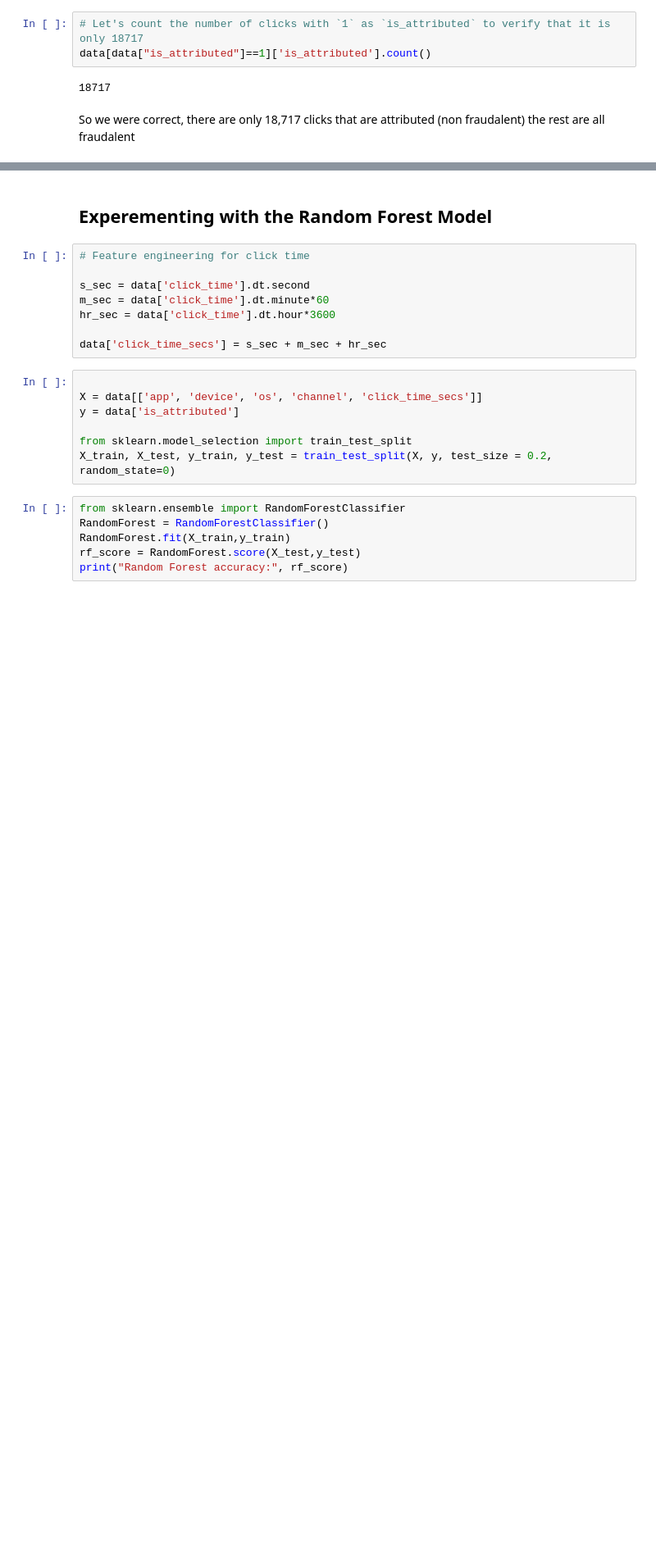
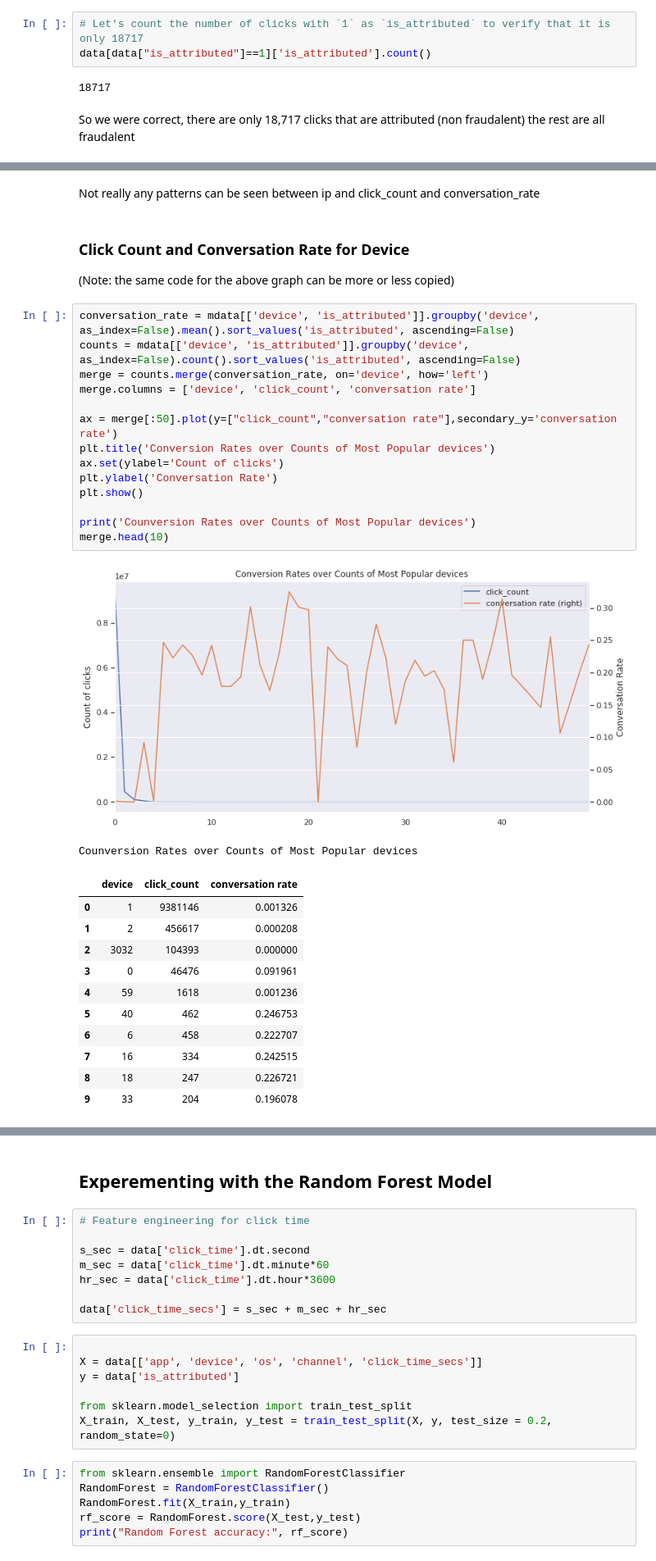
Before and after one commit to catherinelee274/fraud_detection, a Jupyter notebook: eda.ipynb, the cells around one changed output, grey strips where cells are left out. Shown at 82% size. Cells and saved outputs as stored; diff of their text form; blank space fills up the shorter version.

```diff
--- a/eda.ipynb
+++ b/eda.ipynb
@@ -110,0 +175,33 @@ Let's try to see patterns between click count and click time
+# %% [markdown]
+Not really any patterns can be seen between ip and click_count and conversation_rate
+# %% [markdown]
+### Click Count and Conversation Rate for Device
+(Note: the same code for the above graph can be more or less copied)
+# %%
+conversation_rate = mdata[['device', 'is_attributed']].groupby('device', as_index=False).mean().sort_values('is_attributed', ascending=False)
+counts = mdata[['device', 'is_attributed']].groupby('device', as_index=False).count().sort_values('is_attributed', ascending=False)
+merge = counts.merge(conversation_rate, on='device', how='left')
+merge.columns = ['device', 'click_count', 'conversation rate']
+
+ax = merge[:50].plot(y=["click_count","conversation rate"],secondary_y='conversation rate')
+plt.title('Conversion Rates over Counts of Most Popular devices')
+ax.set(ylabel='Count of clicks')
+plt.ylabel('Conversation Rate')
+plt.show()
+
+print('Counversion Rates over Counts of Most Popular devices')
+merge.head(10)
+# %% [output]
+[figure, added]
+Counversion Rates over Counts of Most Popular devices
+|  | device | click_count | conversation rate |
+| 0 | 1 | 9381146 | 0.001326 |
+| 1 | 2 | 456617 | 0.000208 |
+| 2 | 3032 | 104393 | 0.000000 |
+| 3 | 0 | 46476 | 0.091961 |
+| 4 | 59 | 1618 | 0.001236 |
+| 5 | 40 | 462 | 0.246753 |
+| 6 | 6 | 458 | 0.222707 |
+| 7 | 16 | 334 | 0.242515 |
+| 8 | 18 | 247 | 0.226721 |
+| 9 | 33 | 204 | 0.196078 |
```
Also changed, not shown: parts of 14 cells of this notebook.
